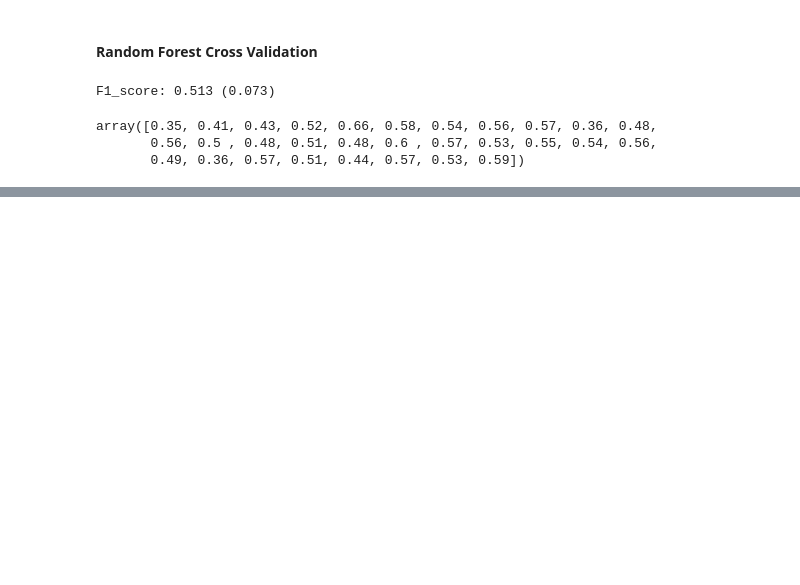
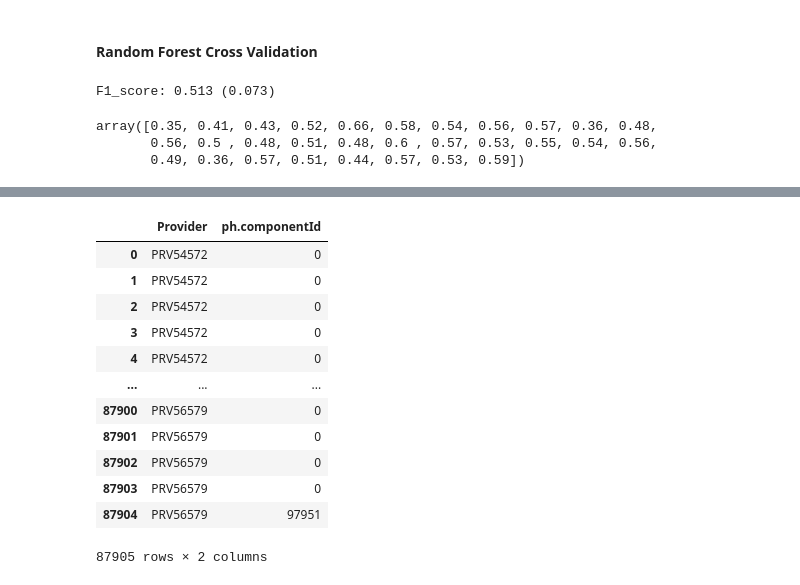
Before and after one commit to areias/healthcare_fraud, a Jupyter notebook: Logistic_Regression.ipynb, the cells around one changed output, grey strips where cells are left out. Drawn from its saved outputs; the diff is of its cells as text; code cells hidden in the pictures; blank space fills up the shorter version.

```diff
--- a/Logistic_Regression.ipynb
+++ b/Logistic_Regression.ipynb
@@ -694,0 +725,18 @@ array([0.35, 0.41, 0.43, 0.52, 0.66, 0.58, 0.54, 0.56, 0.57, 0.36, 0.48,
+# %%
+compId =pd.read_csv('provider+componentId.csv')
+compId = compId.rename(columns={'p.idx': 'Provider'})
+compId
+# %% [output]
+|  | Provider | ph.componentId |
+| 0 | PRV54572 | 0 |
+| 1 | PRV54572 | 0 |
+| 2 | PRV54572 | 0 |
+| 3 | PRV54572 | 0 |
+| 4 | PRV54572 | 0 |
+| ... | ... | ... |
+| 87900 | PRV56579 | 0 |
+| 87901 | PRV56579 | 0 |
+| 87902 | PRV56579 | 0 |
+| 87903 | PRV56579 | 0 |
+| 87904 | PRV56579 | 97951 |
+87905 rows × 2 columns
```
Also changed, not shown: parts of 30 cells of this notebook.
